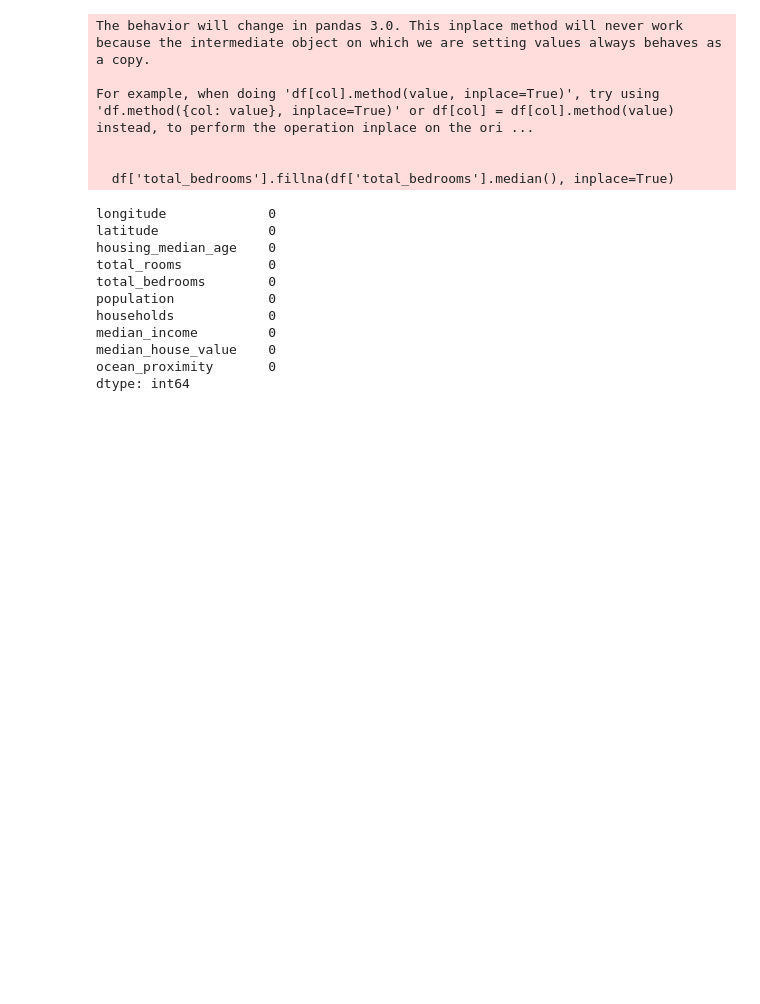
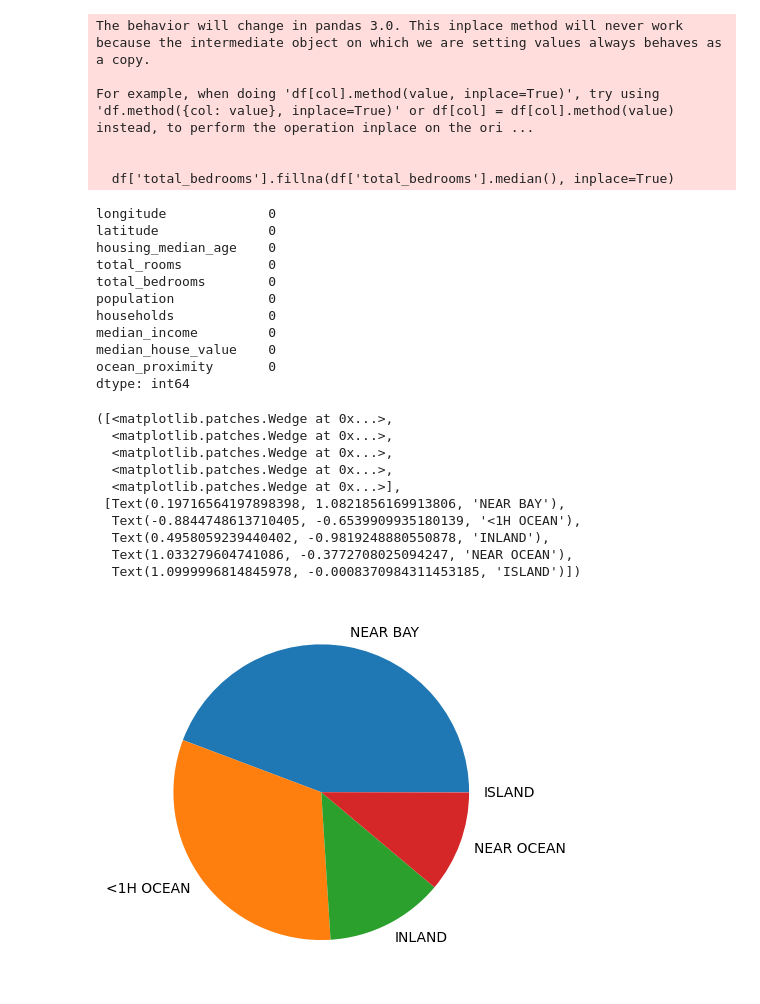
Before and after one commit to finnwethall/cleanup, a Jupyter notebook: cleaning.ipynb, the cells around one changed output. Drawn from its saved outputs; the diff is of its cells as text; code cells hidden in the pictures; blank space fills up the shorter version.

```diff
--- a/cleaning.ipynb
+++ b/cleaning.ipynb
@@ -87,3 +87,17 @@ ocean_proximity       0
 dtype: int64
 # %%
 #pie visualization
+# %%
+plt.pie(df['ocean_proximity'].value_counts(), labels=df['ocean_proximity'].unique())
+# %% [output]
+([<matplotlib.patches.Wedge at 0x...>,
+  <matplotlib.patches.Wedge at 0x...>,
+  <matplotlib.patches.Wedge at 0x...>,
+  <matplotlib.patches.Wedge at 0x...>,
+  <matplotlib.patches.Wedge at 0x...>],
+ [Text(0.19716564197898398, 1.0821856169913806, 'NEAR BAY'),
+  Text(-0.8844748613710405, -0.6539909935180139, '<1H OCEAN'),
+  Text(0.4958059239440402, -0.9819248880550878, 'INLAND'),
+  Text(1.033279604741086, -0.3772708025094247, 'NEAR OCEAN'),
+  Text(1.0999996814845978, -0.0008370984311453185, 'ISLAND')])
+[figure, added]
```
Also changed, not shown: parts of 1 cell of this notebook.
